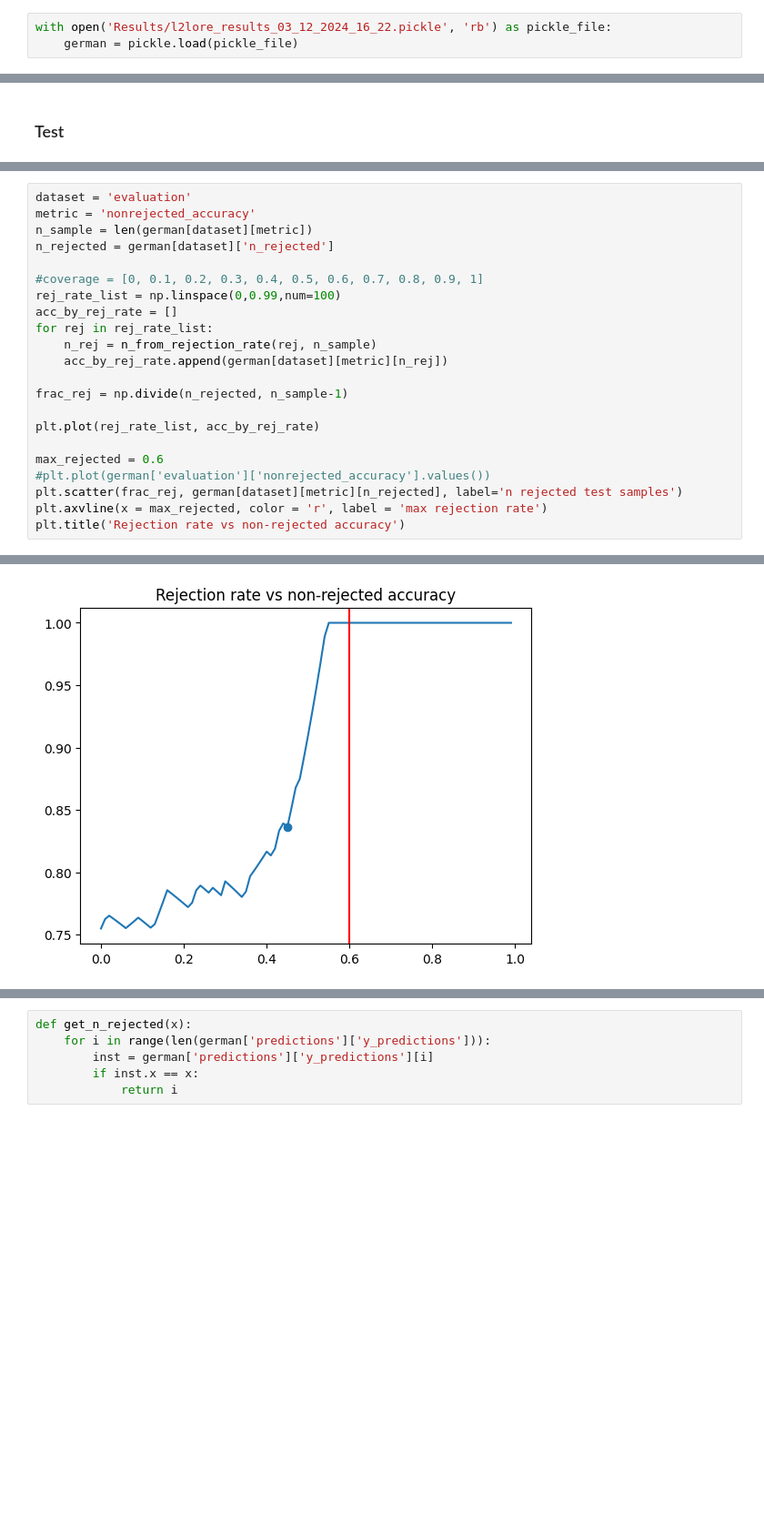
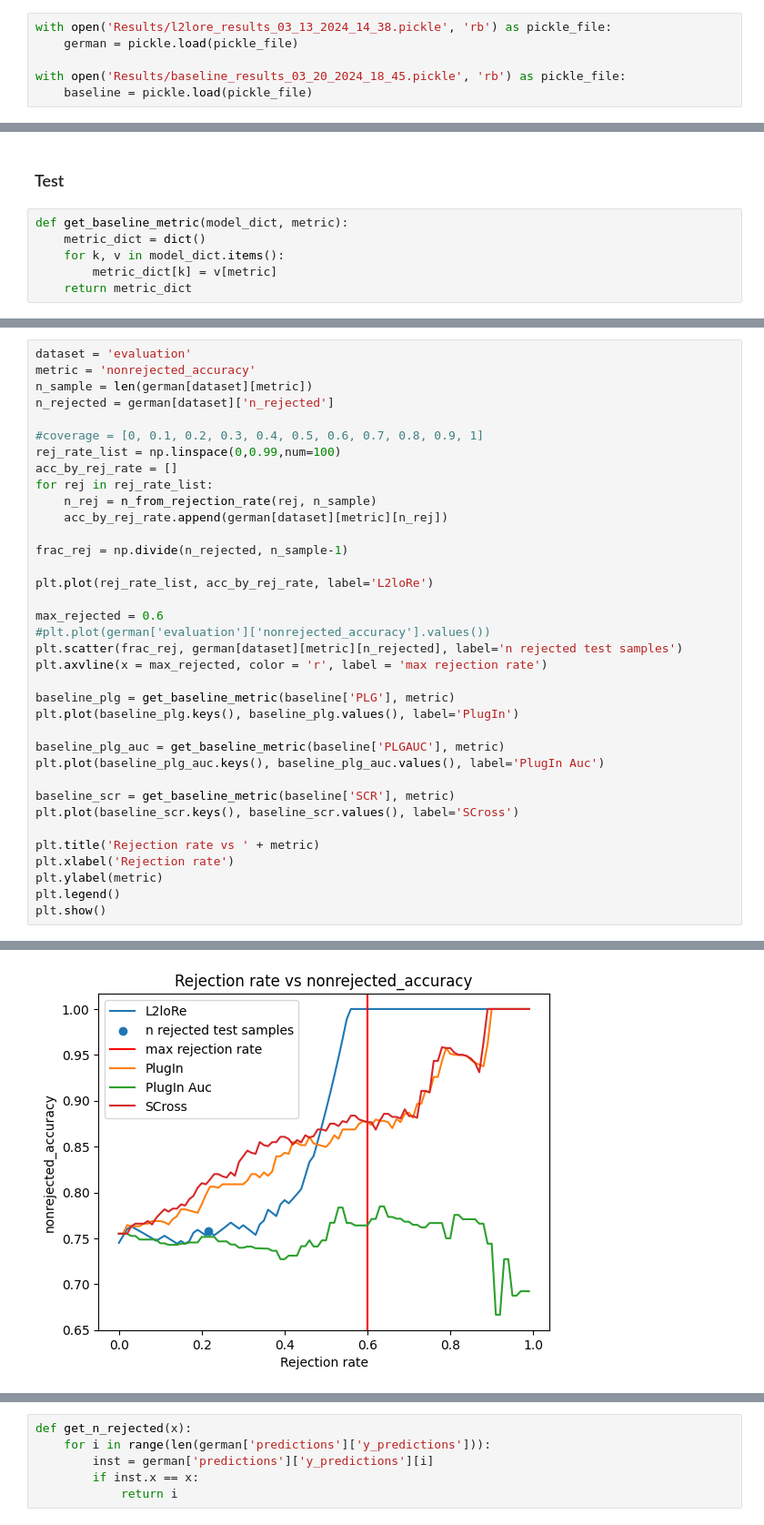
Before and after one commit to clarapunzi/L2loRe, a Jupyter notebook: ResultsAnalysisNew.ipynb, the cells around one changed output, grey strips where cells are left out. Shown at 91% size. Drawn from its saved outputs; the diff is of its cells as text; blank space fills up the shorter version.

Commit message:
Results analysis

```diff
--- a/ResultsAnalysisNew.ipynb
+++ b/ResultsAnalysisNew.ipynb
@@ -7,8 +7,11 @@ import numpy as np
 from termcolor import colored
 from scipy.stats import gamma
 # %%
-with open('Results/l2lore_results_03_12_2024_16_22.pickle', 'rb') as pickle_file:
+with open('Results/l2lore_results_03_13_2024_14_38.pickle', 'rb') as pickle_file:
     german = pickle.load(pickle_file)
+
+with open('Results/baseline_results_03_20_2024_18_45.pickle', 'rb') as pickle_file:
+    baseline = pickle.load(pickle_file)
 # %%
 german.keys()
 # %% [output]
@@ -89,3 +92,9 @@ Text(0.5, 1.0, 'Rejection rate vs non-rejected accuracy')
 [figure]
 # %% [markdown]
 ### Test
+# %%
+def get_baseline_metric(model_dict, metric):
+    metric_dict = dict()
+    for k, v in model_dict.items():
+        metric_dict[k] = v[metric]
+    return metric_dict
@@ -104,11 +115,25 @@ for rej in rej_rate_list:
 
 frac_rej = np.divide(n_rejected, n_sample-1)
 
-plt.plot(rej_rate_list, acc_by_rej_rate)
+plt.plot(rej_rate_list, acc_by_rej_rate, label='L2loRe')
 
 max_rejected = 0.6
 #plt.plot(german['evaluation']['nonrejected_accuracy'].values())
 plt.scatter(frac_rej, german[dataset][metric][n_rejected], label='n rejected test samples')
 plt.axvline(x = max_rejected, color = 'r', label = 'max rejection rate')
-plt.title('Rejection rate vs non-rejected accuracy')
+
+baseline_plg = get_baseline_metric(baseline['PLG'], metric)
+plt.plot(baseline_plg.keys(), baseline_plg.values(), label='PlugIn')
+
+baseline_plg_auc = get_baseline_metric(baseline['PLGAUC'], metric)
+plt.plot(baseline_plg_auc.keys(), baseline_plg_auc.values(), label='PlugIn Auc')
+
+baseline_scr = get_baseline_metric(baseline['SCR'], metric)
+plt.plot(baseline_scr.keys(), baseline_scr.values(), label='SCross')
+
+plt.title('Rejection rate vs ' + metric)
+plt.xlabel('Rejection rate')
+plt.ylabel(metric)
+plt.legend()
+plt.show()
 # %% [output]
@@ -116 +140 @@ Text(0.5, 1.0, 'Rejection rate vs non-rejected accuracy')
-[figure, old version]
+[figure, new version]
```
Also changed, not shown: parts of 9 cells of this notebook, 1 other file.
